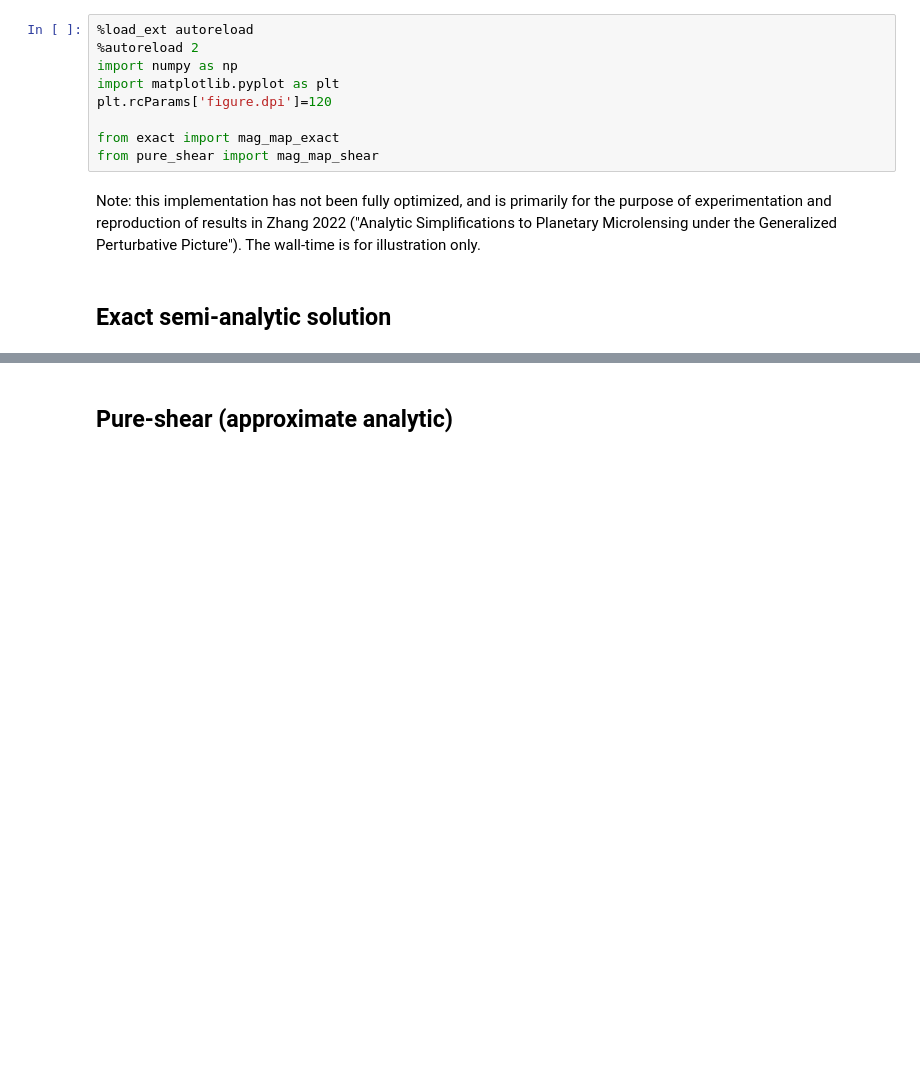
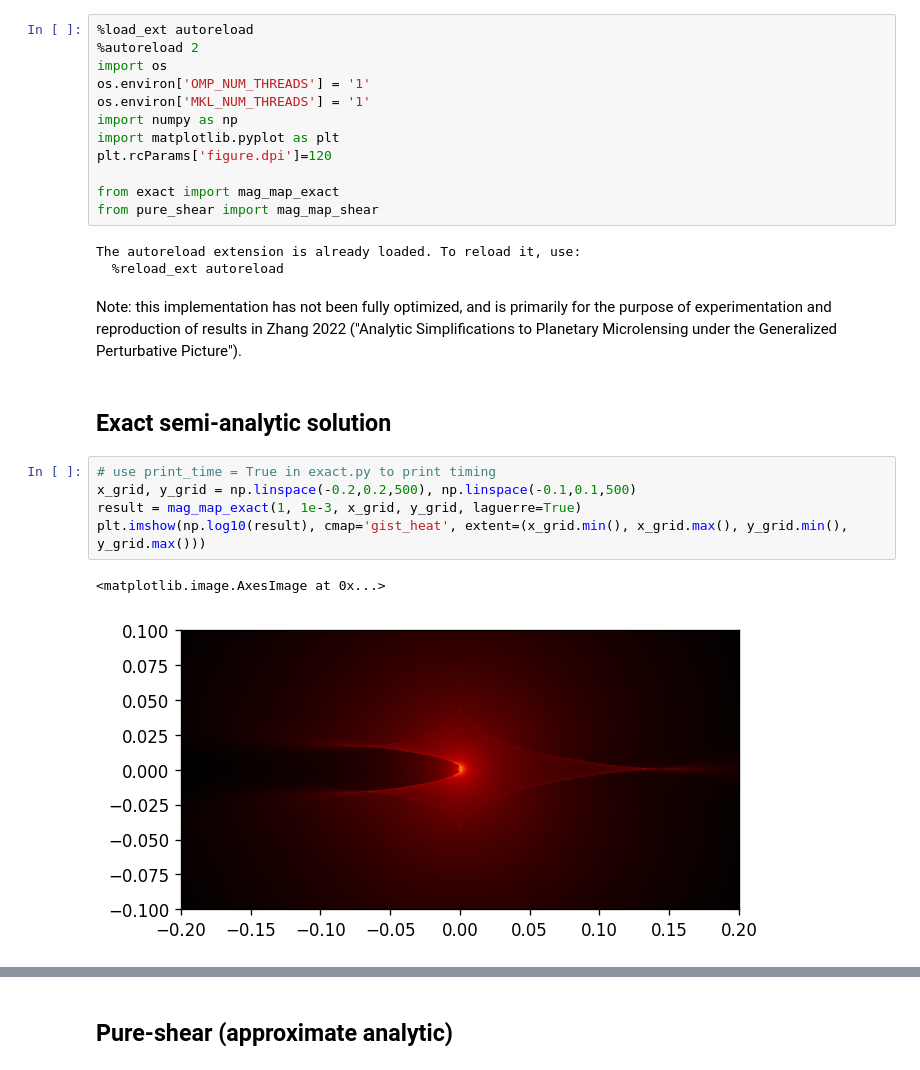
Before and after one commit to kmzzhang/analytic-lensing, a Jupyter notebook: demo.ipynb, the cells around one changed output, grey strips where cells are left out. Drawn from its saved outputs; the diff is of its cells as text; blank space fills up the shorter version.

```diff
--- a/demo.ipynb
+++ b/demo.ipynb
@@ -1,13 +1,27 @@
 # %%
 %load_ext autoreload
 %autoreload 2
+import os
+os.environ['OMP_NUM_THREADS'] = '1'
+os.environ['MKL_NUM_THREADS'] = '1'
 import numpy as np
 import matplotlib.pyplot as plt
 plt.rcParams['figure.dpi']=120
 
 from exact import mag_map_exact
 from pure_shear import mag_map_shear
+# %% [output]
+The autoreload extension is already loaded. To reload it, use:
+  %reload_ext autoreload
 # %% [markdown]
-Note: this implementation has not been fully optimized, and is primarily for the purpose of experimentation and reproduction of results in Zhang 2022 ("Analytic Simplifications to Planetary Microlensing under the Generalized Perturbative Picture"). The wall-time is for illustration only.
+Note: this implementation has not been fully optimized, and is primarily for the purpose of experimentation and reproduction of results in Zhang 2022 ("Analytic Simplifications to Planetary Microlensing under the Generalized Perturbative Picture").
 # %% [markdown]
 ## Exact semi-analytic solution
+# %%
+# use print_time = True in exact.py to print timing
+x_grid, y_grid = np.linspace(-0.2,0.2,500), np.linspace(-0.1,0.1,500)
+result = mag_map_exact(1, 1e-3, x_grid, y_grid, laguerre=True)
+plt.imshow(np.log10(result), cmap='gist_heat', extent=(x_grid.min(), x_grid.max(), y_grid.min(), y_grid.max()))
+# %% [output]
+<matplotlib.image.AxesImage at 0x...>
+[figure, added]
```
Also changed, not shown: parts of 12 cells of this notebook, 4 other files.
